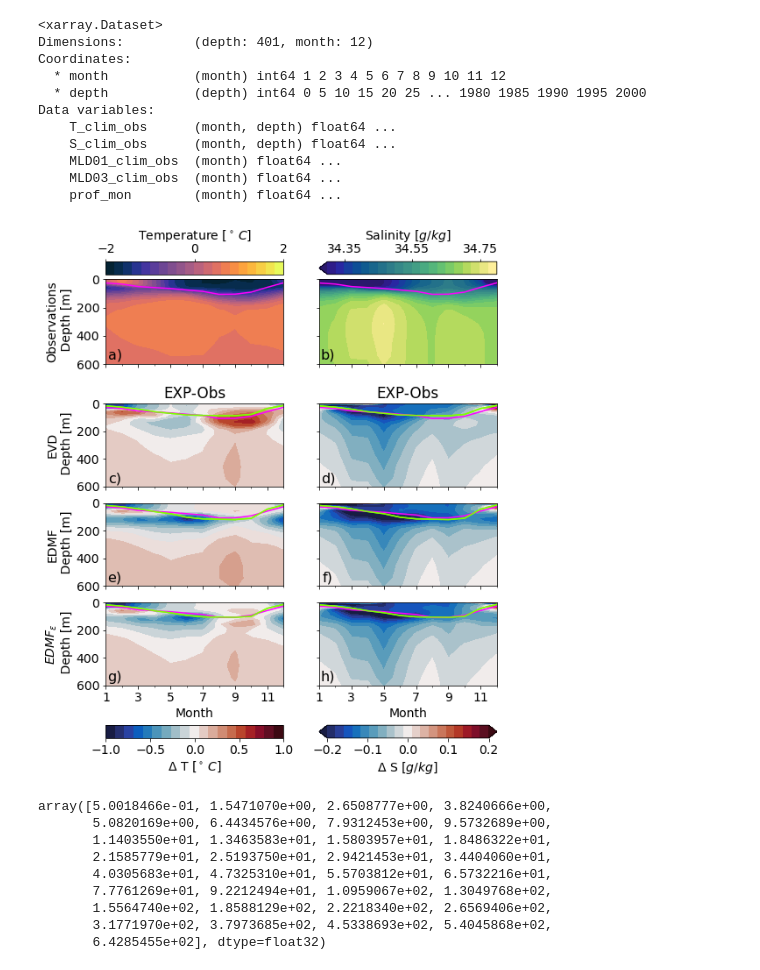
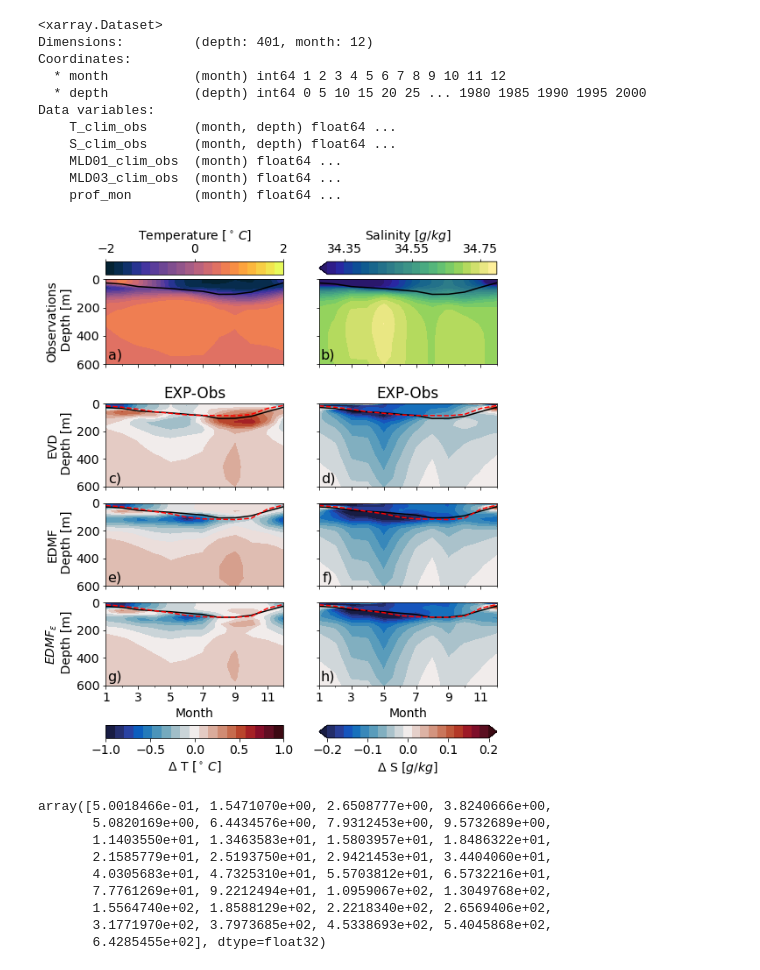
Before and after one commit to bguelk/JAMES_2024_MRP_modelling, a Jupyter notebook: Figures/Figure2.ipynb, the cells around one changed output. Drawn from its saved outputs; the diff is of its cells as text; code cells hidden in the pictures.

```diff
--- a/Figures/Figure2.ipynb
+++ b/Figures/Figure2.ipynb
@@ -16,7 +16,7 @@ xr.set_options(keep_attrs=True)
 plt.rcParams['font.size']=14
 # %%
 # Observational dataset
-dso=xr.open_dataset('./final_obs_files/TS_climatology_like_wilson2019_withoutANZFLUX.nc')
+dso=xr.open_dataset('/home/birte/Maud12_sensitivityruns/final_obs_files/TS_climatology_like_wilson2019_withoutANZFLUX.nc')
 dso
 # %% [output]
 <xarray.Dataset>
@@ -32,7 +32,7 @@ Data variables:
     prof_mon        (month) float64 ...
 # %%
 # NEMO runs
-ds01=xr.open_dataset('../../Maud12_sensitivityruns/EXP_REF/clim_wilson_EXP_REF.nc')
+ds01=xr.open_dataset('../../Maud12_sensitivityruns/EXP_REF_intel/clim_wilson_EXP_REF_intel.nc')
 
 ds03=xr.open_dataset('../../Maud12_sensitivityruns/EXP_mfc_ori/clim_wilson_EXP_mfc_ori.nc')
 ds04=xr.open_dataset('../../Maud12_sensitivityruns/EXP_mfc_mod/clim_wilson_EXP_mfc_mod.nc')
@@ -86,35 +86,31 @@ cbt=T_obs.plot.contourf(x="month",y="deptht",ax=tobs,vmin=tmin,vmax=tmax,levels=
 cbdt=(ds01.thetao-T_obs).plot.contourf(x="month",y="deptht",ax=evd_t,vmin=dtmin,vmax=dtmax,levels=dtlev,cmap=cmo.balance,add_colorbar=False)
 (ds03.thetao-T_obs).plot.contourf(x="month",y="deptht",ax=edmf_t,vmin=dtmin,vmax=dtmax,levels=dtlev,cmap=cmo.balance,add_colorbar=False)
 (ds04.thetao-T_obs).plot.contourf(x="month",y="deptht",ax=edmf3_t,vmin=dtmin,vmax=dtmax,levels=dtlev,cmap=cmo.balance,add_colorbar=False)
-ds01.mldr10_1.plot(x="month",ax=evd_t,color='chartreuse')
-ds03.mldr10_1.plot(x="month",ax=edmf_t,color='chartreuse')
-ds04.mldr10_1.plot(x="month",ax=edmf3_t,color='chartreuse')
+
 #plot Salinity
 cbs=S_obs.plot.contourf(x="month",y="deptht",ax=sobs,vmin=smin,vmax=smax,levels=slev,cmap=scmap,add_colorbar=False)
 cbds=(ds01.so-S_obs).plot.contourf(x="month",y="deptht",ax=evd_s,vmin=dsmin,vmax=dsmax,levels=dslev,cmap=cmo.balance,add_colorbar=False)
 (ds03.so-S_obs).plot.contourf(x="month",y="deptht",ax=edmf_s,vmin=dsmin,vmax=dsmax,levels=dslev,cmap=cmo.balance,add_colorbar=False)
 (ds04.so-S_obs).plot.contourf(x="month",y="deptht",ax=edmf3_s,vmin=dsmin,vmax=dsmax,levels=dslev,cmap=cmo.balance,add_colorbar=False)
-ds01.mldr10_1.plot(x="month",ax=evd_s,color='chartreuse')
-ds03.mldr10_1.plot(x="month",ax=edmf_s,color='chartreuse')
-ds04.mldr10_1.plot(x="month",ax=edmf3_s,color='chartreuse')
+
 
 #plot MLD in T and S
-dso.MLD01_clim_obs.plot(x="month",ax=tobs,color='fuchsia')
-dso.MLD01_clim_obs.plot(x="month",ax=evd_t,color='fuchsia')
-dso.MLD01_clim_obs.plot(x="month",ax=edmf_t,color='fuchsia')
-dso.MLD01_clim_obs.plot(x="month",ax=edmf3_t,color='fuchsia')
-dso.MLD01_clim_obs.plot(x="month",ax=sobs,color='fuchsia')
-dso.MLD01_clim_obs.plot(x="month",ax=evd_s,color='fuchsia')
-dso.MLD01_clim_obs.plot(x="month",ax=edmf_s,color='fuchsia')
-dso.MLD01_clim_obs.plot(x="month",ax=edmf3_s,color='fuchsia')
+dso.MLD01_clim_obs.plot(x="month",ax=tobs,color='k',linestyle='-')
+dso.MLD01_clim_obs.plot(x="month",ax=evd_t,color='k',linestyle='-')
+dso.MLD01_clim_obs.plot(x="month",ax=edmf_t,color='k')#,linestyle=':')
+dso.MLD01_clim_obs.plot(x="month",ax=edmf3_t,color='k')#,linestyle=':')
+dso.MLD01_clim_obs.plot(x="month",ax=sobs,color='k',linestyle='-')
+dso.MLD01_clim_obs.plot(x="month",ax=evd_s,color='k',linestyle='-')
+dso.MLD01_clim_obs.plot(x="month",ax=edmf_s,color='k',linestyle='-')
+dso.MLD01_clim_obs.plot(x="month",ax=edmf3_s,color='k',linestyle='-')
 
 
-ds01.mldr10_1.plot(x="month",ax=evd_t,color='chartreuse')
-ds03.mldr10_1.plot(x="month",ax=edmf_t,color='chartreuse')
-ds04.mldr10_1.plot(x="month",ax=edmf3_t,color='chartreuse')
-ds01.mldr10_1.plot(x="month",ax=evd_s,color='chartreuse')
-ds03.mldr10_1.plot(x="month",ax=edmf_s,color='chartreuse')
-ds04.mldr10_1.plot(x="month",ax=edmf3_s,color='chartreuse')
+ds01.mldr10_1.plot(x="month",ax=evd_t,color='r',linestyle='--')
+ds03.mldr10_1.plot(x="month",ax=edmf_t,color='r',linestyle='--')
+ds04.mldr10_1.plot(x="month",ax=edmf3_t,color='r',linestyle='--')
+ds01.mldr10_1.plot(x="month",ax=evd_s,color='r',linestyle='--')
+ds03.mldr10_1.plot(x="month",ax=edmf_s,color='r',linestyle='--')
+ds04.mldr10_1.plot(x="month",ax=edmf3_s,color='r',linestyle='--')
 # plot label properties
 tobs.set_ylim(ymax,0)
 sobs.set_ylim(ymax,0)
@@ -170,35 +166,35 @@ edmf_s.set_xlabel('')
 tobs.set_ylabel('Observations\n Depth [m]')
 #evd_t.set_ylabel('EVD')
 evd_t.set_ylabel('EVD\n Depth [m]')
 edmf_t.set_ylabel('EDMF\n Depth [m]')
 edmf3_t.set_ylabel('$EDMF_{\\epsilon}$\n Depth [m]')
 edmf3_t.set_xlabel('Month')
 edmf3_s.set_xlabel('Month')
 
 tobs.text(0.05, 0.1, 'a)', horizontalalignment='center',verticalalignment='center', transform=tobs.transAxes,fontsize='16')
 sobs.text(0.05, 0.1, 'b)', horizontalalignment='center',verticalalignment='center', transform=sobs.transAxes,fontsize='16')
 evd_t.text(0.05, 0.1, 'c)', horizontalalignment='center',verticalalignment='center', transform=evd_t.transAxes,fontsize='16')
 evd_s.text(0.05, 0.1, 'd)', horizontalalignment='center',verticalalignment='center', transform=evd_s.transAxes,fontsize='16')
 edmf_t.text(0.05, 0.1, 'e)', horizontalalignment='center',verticalalignment='center', transform=edmf_t.transAxes,fontsize='16')
 edmf_s.text(0.05, 0.1, 'f)', horizontalalignment='center',verticalalignment='center', transform=edmf_s.transAxes,fontsize='16')
 edmf3_t.text(0.05, 0.1, 'g)', horizontalalignment='center',verticalalignment='center', transform=edmf3_t.transAxes,fontsize='16')
 edmf3_s.text(0.05, 0.1, 'h)', horizontalalignment='center',verticalalignment='center', transform=edmf3_s.transAxes,fontsize='16')
 
 
 
 evd_t.set_title('EXP-Obs')
 evd_s.set_title('EXP-Obs')
 tbbt=plt.colorbar(cbt,cax=cb_t,orientation='horizontal',ticks=np.linspace(-2,2,3),label='Temperature [$^\circ\,C$]')
 tbbt.ax.xaxis.set_ticks_position('top')
 tbbt.ax.xaxis.set_label_position('top')
 plt.colorbar(cbdt,cax=cb_dt,orientation='horizontal',ticks=np.linspace(-1,1,5),label='$\Delta$ T [$^\circ\,C$]')
 sbbs=plt.colorbar(cbs,cax=cb_s,orientation='horizontal',ticks=np.linspace(smin+0.05,smax-0.05,3),label='Salinity [$g/kg$]')
 sbbs.ax.xaxis.set_ticks_position('top')
 sbbs.ax.xaxis.set_label_position('top')
 plt.colorbar(cbds,cax=cb_ds,orientation='horizontal',ticks=np.linspace(-0.2,0.2,5),label='$\Delta$ S [$g/kg$]')
-plt.savefig('./wilson_010304.png',dpi=300)
+plt.savefig('./wilson_010304.jpg',dpi=300)
 # %% [output]
-[figure, old version]
+[figure, new version]
 # %%
 # compute RMS
 def rmse(predictions, targets):
```
Also changed, not shown: parts of 2 cells of this notebook, 2 other files.
